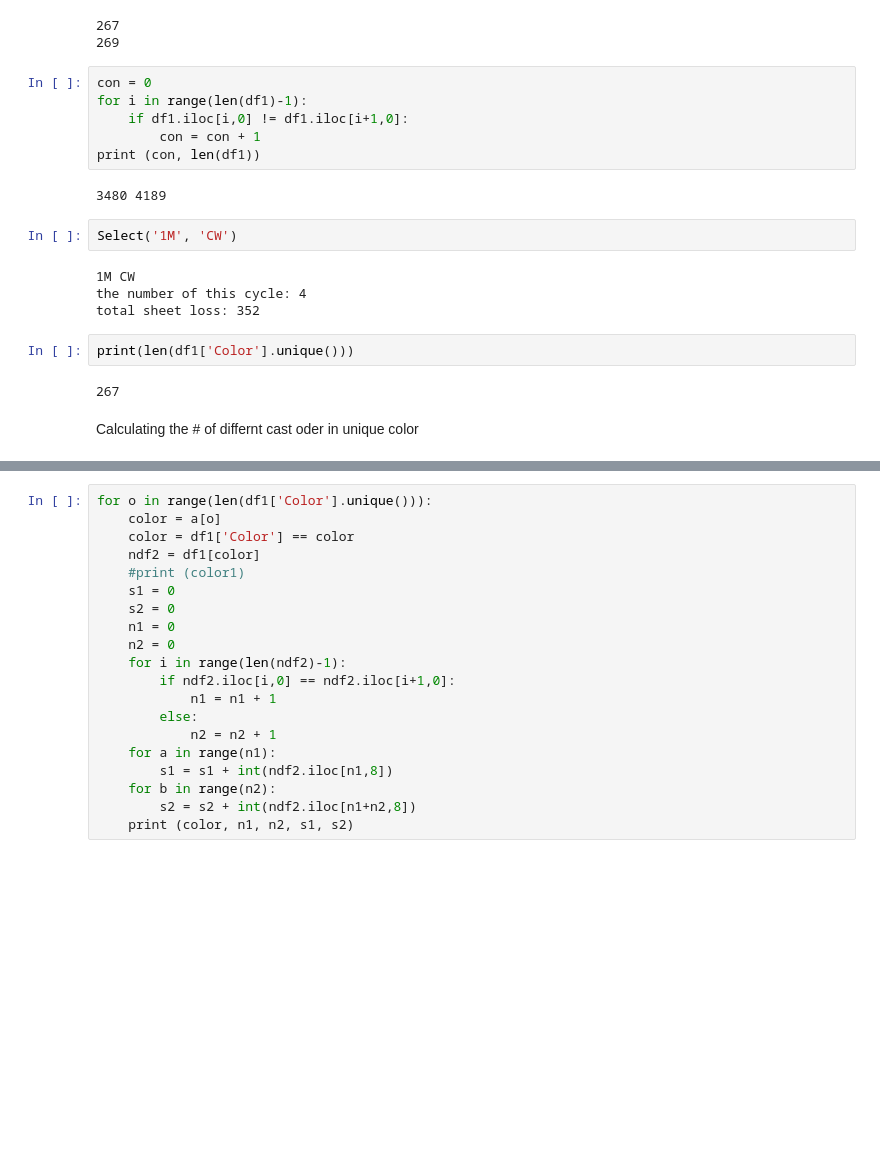
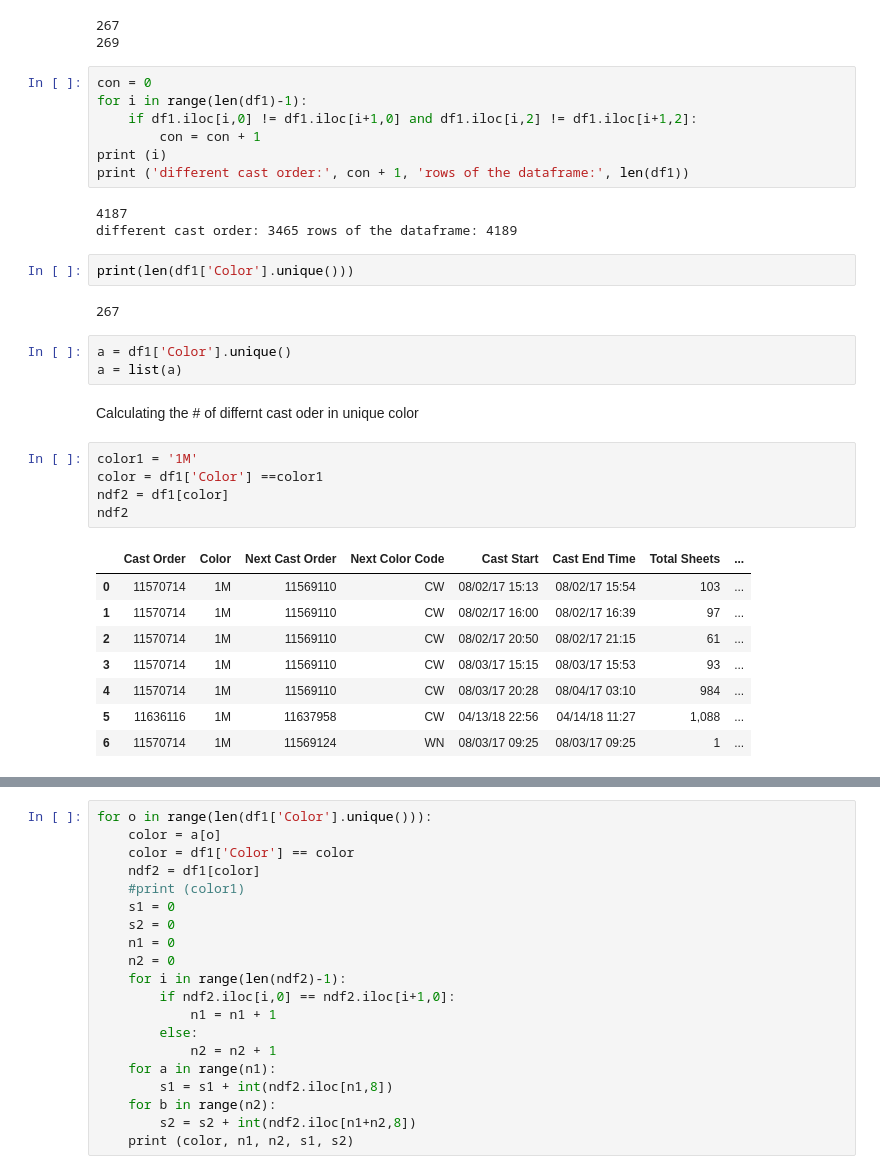
Before and after one commit to eng-rolebot/product-wheel, a Jupyter notebook: product-wheel/Data Processing.ipynb, the cells around one changed output, grey strips where cells are left out. Saved outputs shown, nothing was run; the diff lists cells and outputs as text; blank space fills up the shorter version.

Commit message:
how many cast order for each color code

```diff
--- a/product-wheel/Data Processing.ipynb
+++ b/product-wheel/Data Processing.ipynb
@@ -55,20 +62,33 @@ print(len(df1['Next Color Code'].unique()))
 # %%
 con = 0
 for i in range(len(df1)-1):
-    if df1.iloc[i,0] != df1.iloc[i+1,0]:
+    if df1.iloc[i,0] != df1.iloc[i+1,0] and df1.iloc[i,2] != df1.iloc[i+1,2]:
         con = con + 1
-print (con, len(df1))
+print (i)
+print ('different cast order:', con + 1, 'rows of the dataframe:', len(df1))
 # %% [output]
-3480 4189
+4187
+different cast order: 3465 rows of the dataframe: 4189
-# %%
-Select('1M', 'CW')
-# %% [output]
-1M CW
-the number of this cycle: 4
-total sheet loss: 352
 # %%
 print(len(df1['Color'].unique()))
 # %% [output]
 267
+# %%
+a = df1['Color'].unique()
+a = list(a)
 # %% [markdown]
 Calculating the # of differnt cast oder in unique color
+# %%
+color1 = '1M'
+color = df1['Color'] ==color1
+ndf2 = df1[color]
+ndf2
+# %% [output]
+|  | Cast Order | Color | Next Cast Order | Next Color Code | Cast Start | Cast End Time | Total Sheets | ... |
+| 0 | 11570714 | 1M | 11569110 | CW | 08/02/17 15:13 | 08/02/17 15:54 | 103 | ... |
+| 1 | 11570714 | 1M | 11569110 | CW | 08/02/17 16:00 | 08/02/17 16:39 | 97 | ... |
+| 2 | 11570714 | 1M | 11569110 | CW | 08/02/17 20:50 | 08/02/17 21:15 | 61 | ... |
+| 3 | 11570714 | 1M | 11569110 | CW | 08/03/17 15:15 | 08/03/17 15:53 | 93 | ... |
+| 4 | 11570714 | 1M | 11569110 | CW | 08/03/17 20:28 | 08/04/17 03:10 | 984 | ... |
+| 5 | 11636116 | 1M | 11637958 | CW | 04/13/18 22:56 | 04/14/18 11:27 | 1,088 | ... |
+| 6 | 11570714 | 1M | 11569124 | WN | 08/03/17 09:25 | 08/03/17 09:25 | 1 | ... |
```
Also changed, not shown: parts of 8 cells of this notebook.
